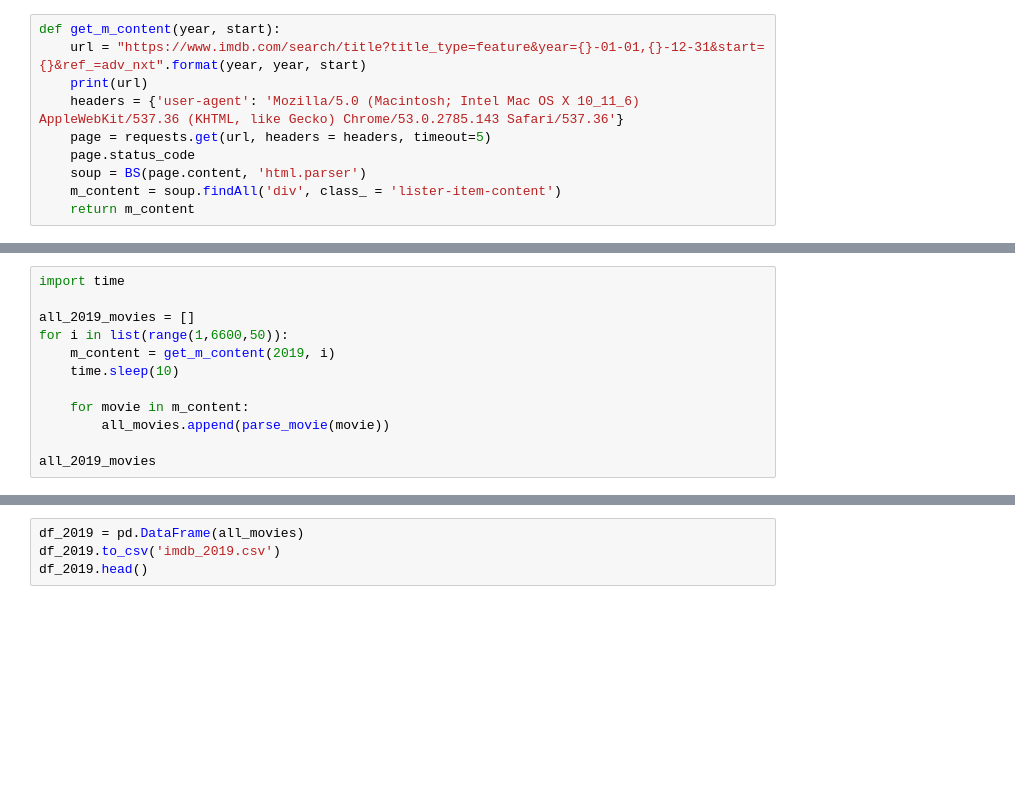
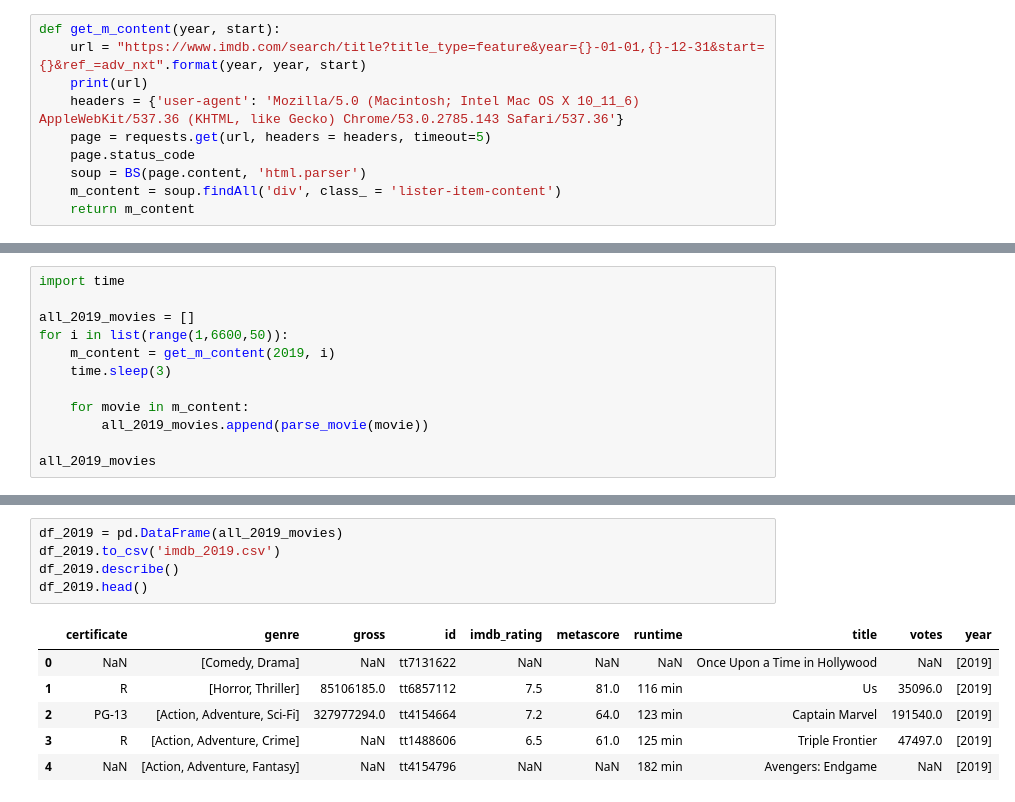
Before and after one commit to MsJacksonIYN/movies_mod1, a Jupyter notebook: IMDb_Test.ipynb, the cells around one changed output, grey strips where cells are left out. Cells and saved outputs as stored; diff of their text form; blank space fills up the shorter version.

```diff
--- a/IMDb_Test.ipynb
+++ b/IMDb_Test.ipynb
@@ -69,10 +105,10 @@ import time
 all_2019_movies = []
 for i in list(range(1,6600,50)):
     m_content = get_m_content(2019, i)
-    time.sleep(10)
+    time.sleep(3)
 
     for movie in m_content:
-        all_movies.append(parse_movie(movie))
+        all_2019_movies.append(parse_movie(movie))
 
 all_2019_movies
 # %% [output]
@@ -112,4 +171,12 @@ df_2018.head()
 # %%
-df_2019 = pd.DataFrame(all_movies)
+df_2019 = pd.DataFrame(all_2019_movies)
 df_2019.to_csv('imdb_2019.csv')
+df_2019.describe()
 df_2019.head()
+# %% [output]
+|  | certificate | genre | gross | id | imdb_rating | metascore | runtime | title | votes | year |
+| 0 | NaN | [Comedy, Drama] | NaN | tt7131622 | NaN | NaN | NaN | Once Upon a Time in Hollywood | NaN | [2019] |
+| 1 | R | [Horror, Thriller] | 85106185.0 | tt6857112 | 7.5 | 81.0 | 116 min | Us | 35096.0 | [2019] |
+| 2 | PG-13 | [Action, Adventure, Sci-Fi] | 327977294.0 | tt4154664 | 7.2 | 64.0 | 123 min | Captain Marvel | 191540.0 | [2019] |
+| 3 | R | [Action, Adventure, Crime] | NaN | tt1488606 | 6.5 | 61.0 | 125 min | Triple Frontier | 47497.0 | [2019] |
+| 4 | NaN | [Action, Adventure, Fantasy] | NaN | tt4154796 | NaN | NaN | 182 min | Avengers: Endgame | NaN | [2019] |
```
Also changed, not shown: parts of 5 cells of this notebook, 4 other files.
